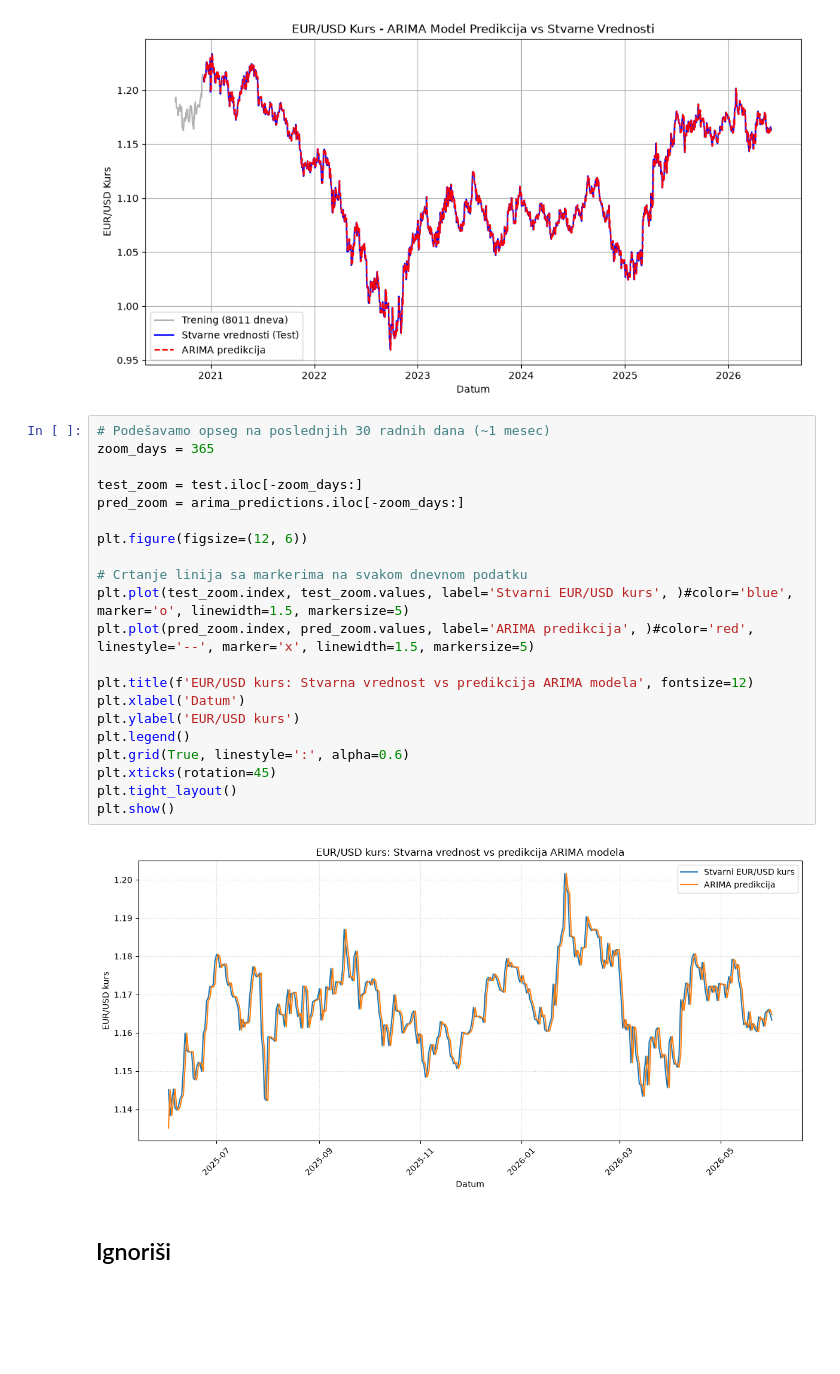
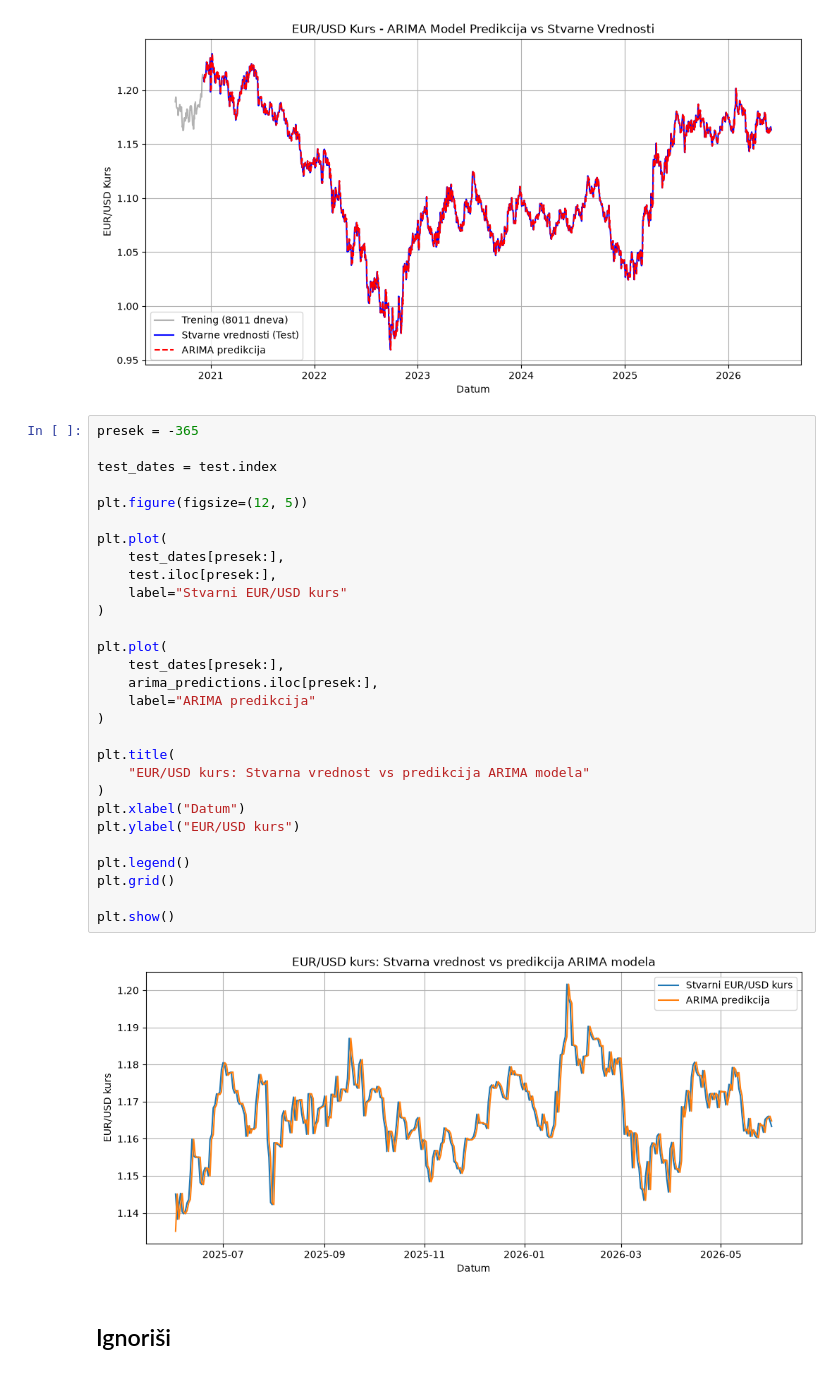
Before and after one commit to Aca792/Currency-Ecxhange-Rate-Predictor, a Jupyter notebook: arima_model.ipynb, the cells around one changed output. Saved outputs shown, nothing was run; the diff lists cells and outputs as text; blank space fills up the shorter version.

Commit message:
Prepravljeni grafici
Ujednačene ose i grid

```diff
--- a/arima_model.ipynb
+++ b/arima_model.ipynb
@@ -171,28 +171,36 @@ plt.show()
 # %% [output]
 [figure]
 # %%
-# Podešavamo opseg na poslednjih 30 radnih dana (~1 mesec)
-zoom_days = 365
+presek = -365
 
-test_zoom = test.iloc[-zoom_days:]
-pred_zoom = arima_predictions.iloc[-zoom_days:]
+test_dates = test.index
 
-plt.figure(figsize=(12, 6))
+plt.figure(figsize=(12, 5))
 
-# Crtanje linija sa markerima na svakom dnevnom podatku
-plt.plot(test_zoom.index, test_zoom.values, label='Stvarni EUR/USD kurs', )#color='blue', marker='o', linewidth=1.5, markersize=5)
-plt.plot(pred_zoom.index, pred_zoom.values, label='ARIMA predikcija', )#color='red', linestyle='--', marker='x', linewidth=1.5, markersize=5)
+plt.plot(
+    test_dates[presek:],
+    test.iloc[presek:],
+    label="Stvarni EUR/USD kurs"
+)
 
-plt.title(f'EUR/USD kurs: Stvarna vrednost vs predikcija ARIMA modela', fontsize=12)
-plt.xlabel('Datum')
-plt.ylabel('EUR/USD kurs')
+plt.plot(
+    test_dates[presek:],
+    arima_predictions.iloc[presek:],
+    label="ARIMA predikcija"
+)
+
+plt.title(
+    "EUR/USD kurs: Stvarna vrednost vs predikcija ARIMA modela"
+)
+plt.xlabel("Datum")
+plt.ylabel("EUR/USD kurs")
+
 plt.legend()
-plt.grid(True, linestyle=':', alpha=0.6)
-plt.xticks(rotation=45)
-plt.tight_layout()
+plt.grid()
+
 plt.show()
 # %% [output]
-[figure, old version]
+[figure, new version]
 # %% [markdown]
 ## Ignoriši
 # %%
```
Also changed, not shown: 4 other files.
